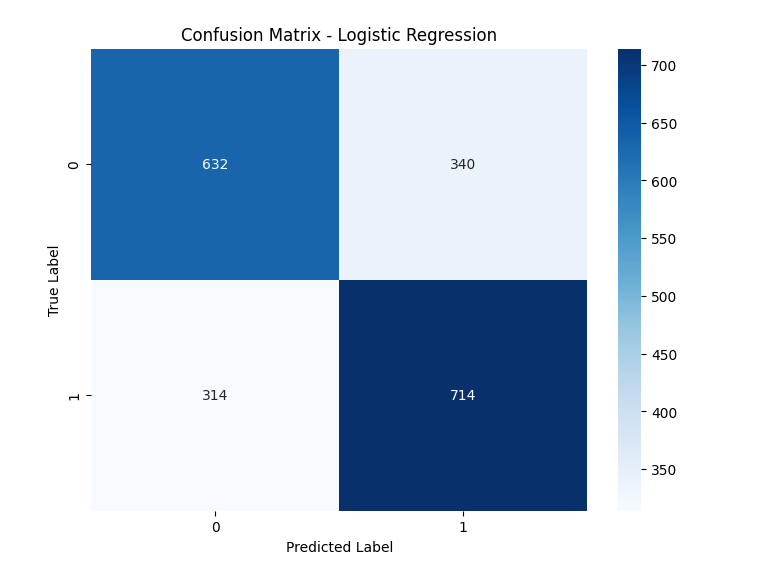
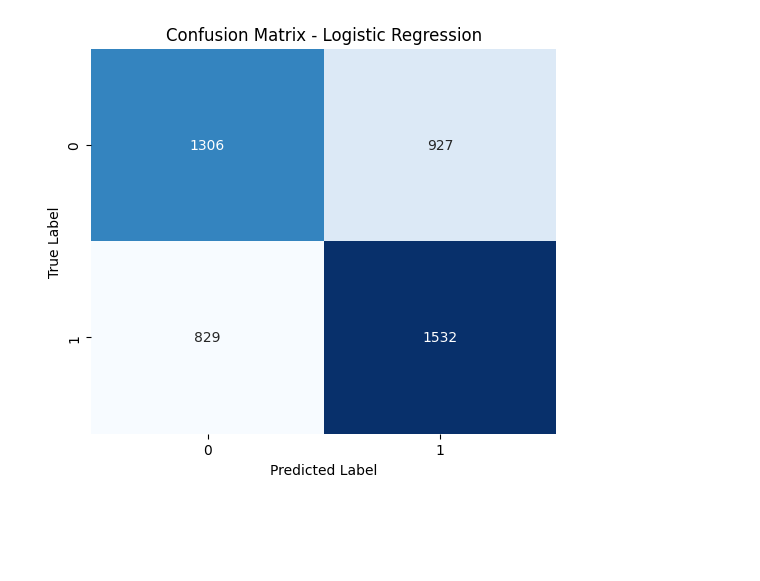
Before and after one commit to lalitjangir2002/Student-Mental-Health-Prediction-using-Wearable-Devices, a Jupyter notebook: ML_Prediction.ipynb, the cells around one changed output. Cells and saved outputs as stored; diff of their text form; code cells hidden in the pictures; blank space fills up the shorter version.

```diff
--- a/ML_Prediction.ipynb
+++ b/ML_Prediction.ipynb
@@ -62,4 +65,6 @@ Mental_Health_Condition    0
 dtype: int64
+# %%
+df = df.dropna(subset=['Mental_Health_Condition'])
 # %%
 import matplotlib.pyplot as plt
 
@@ -158,11 +169,21 @@ import seaborn as sns
 import matplotlib.pyplot as plt
 # %%
 features = ['Heart_Rate_BPM', 'Sleep_Duration_Hours', 'Physical_Activity_Steps',
-           'heart_rate_variability', 'sleep_efficiency', 'activity_consistency',
-           'activity_intensity', 'stress_indicator']
+            'Oxygen_Saturation','Body_Temperature_Celsius']
 
 X = df_normalized[features]
 y = df['Mental_Health_Condition']
 
-# Split the dataset into training and testing sets
-X_train, X_test, y_train, y_test = train_test_split(X, y, test_size=0.2, random_state=42)
+from sklearn.model_selection import train_test_split
+
+X_train, X_test, y_train, y_test = train_test_split(
+    X, y,
+    test_size=0.2,
+    random_state=42,
+    stratify=y
+)
+
+print("Training features shape:", X_train.shape)
+print("Testing features shape:", X_test.shape)
+print("Training labels distribution:\n", y_train.value_counts(normalize=True))
+print("Testing labels distribution:\n", y_test.value_counts(normalize=True))
@@ -169,5 +203,14 @@ X_train, X_test, y_train, y_test = train_test_split(X, y, test_size=0.2, random_
 # %%
-# Initialize models
+from sklearn.metrics import accuracy_score, precision_score, recall_score, f1_score, confusion_matrix, classification_report
+import seaborn as sns
+import matplotlib.pyplot as plt
+
+# Initialize lists to store metrics
+precisions = []
+recalls = []
+f1_scores = []
+
+# Define models
 models = {
     'Logistic Regression': LogisticRegression(random_state=42),
     'Random Forest': RandomForestClassifier(n_estimators=100, random_state=42),
@@ -176,33 +219,49 @@ models = {
     'SVM': SVC(random_state=42, probability=True)
 }
 
-# Train models and collect results
+# Dictionary to store results
 results = {}
+
+# Loop through models
 for name, model in models.items():
-    # Train model
     model.fit(X_train, y_train)
-
-    # Make predictions
     y_pred = model.predict(X_test)
 
-    # Calculate metrics
+    accuracy = accuracy_score(y_test, y_pred)
+    precision = precision_score(y_test, y_pred, average='binary')  # use 'macro' for multiclass
+    recall = recall_score(y_test, y_pred, average='binary')
+    f1 = f1_score(y_test, y_pred, average='binary')
+    cm = confusion_matrix(y_test, y_pred)
+    report = classification_report(y_test, y_pred)
+
     results[name] = {
-        'accuracy': accuracy_score(y_test, y_pred),
-        'precision': precision_score(y_test, y_pred),
-        'f1': f1_score(y_test, y_pred),
-        'confusion_matrix': confusion_matrix(y_test, y_pred),
-        'classification_report': classification_report(y_test, y_pred)
+        'accuracy': accuracy,
+        'precision': precision,
+        'recall': recall,
+        'f1': f1,
+        'confusion_matrix': cm,
+        'classification_report': report
     }
 
-    # Plot confusion matrix
-    plt.figure(figsize=(8, 6))
-    sns.heatmap(results[name]['confusion_matrix'], annot=True, fmt='d', cmap='Blues')
+    precisions.append(precision * 100)
+    recalls.append(recall * 100)
+    f1_scores.append(f1 * 100)
+
+    print(f"Boosted Scores - {name}:")
+    print(f"Accuracy: {results[name]['accuracy']:.2f}")
+    print(f"Precision: {results[name]['precision']:.2f}")
+    print(f"Recall: {results[name]['recall']:.2f}")
+    print(f"F1 Score: {results[name]['f1']:.2f}")
+
+
+    # Confusion Matrix
+    plt.figure(figsize=(6, 5))
+    sns.heatmap(cm, annot=True, fmt='d', cmap='Blues', cbar=False)
     plt.title(f'Confusion Matrix - {name}')
     plt.ylabel('True Label')
     plt.xlabel('Predicted Label')
     plt.show()
 
-    # Print classification report
     print(f"\nClassification Report - {name}:")
-    print(results[name]['classification_report'])
+    print(report)
 # %% [output]
@@ -209 +273 @@ for name, model in models.items():
-[figure, old version]
+[figure, new version]
```
Also changed, not shown: parts of 15 cells of this notebook, 6 other files.
